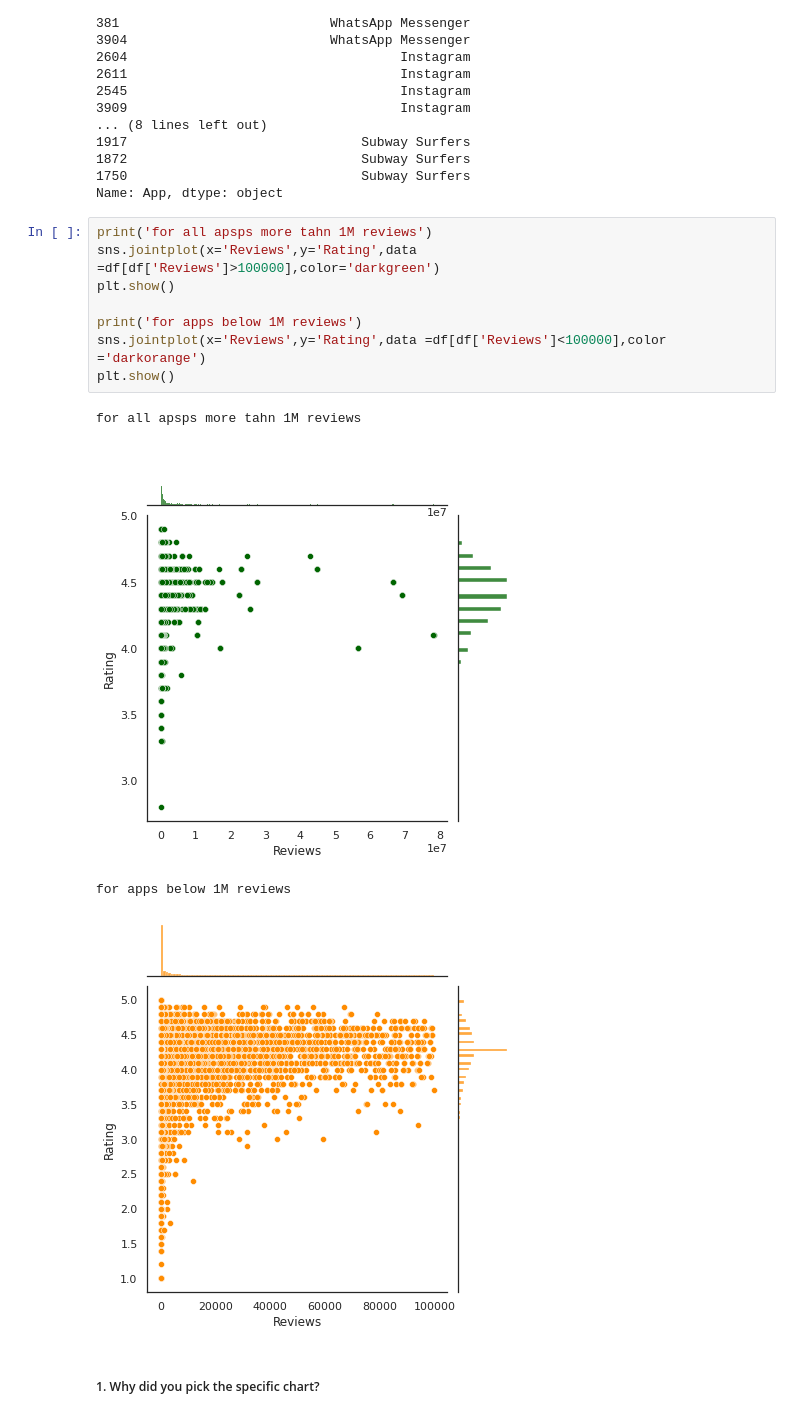
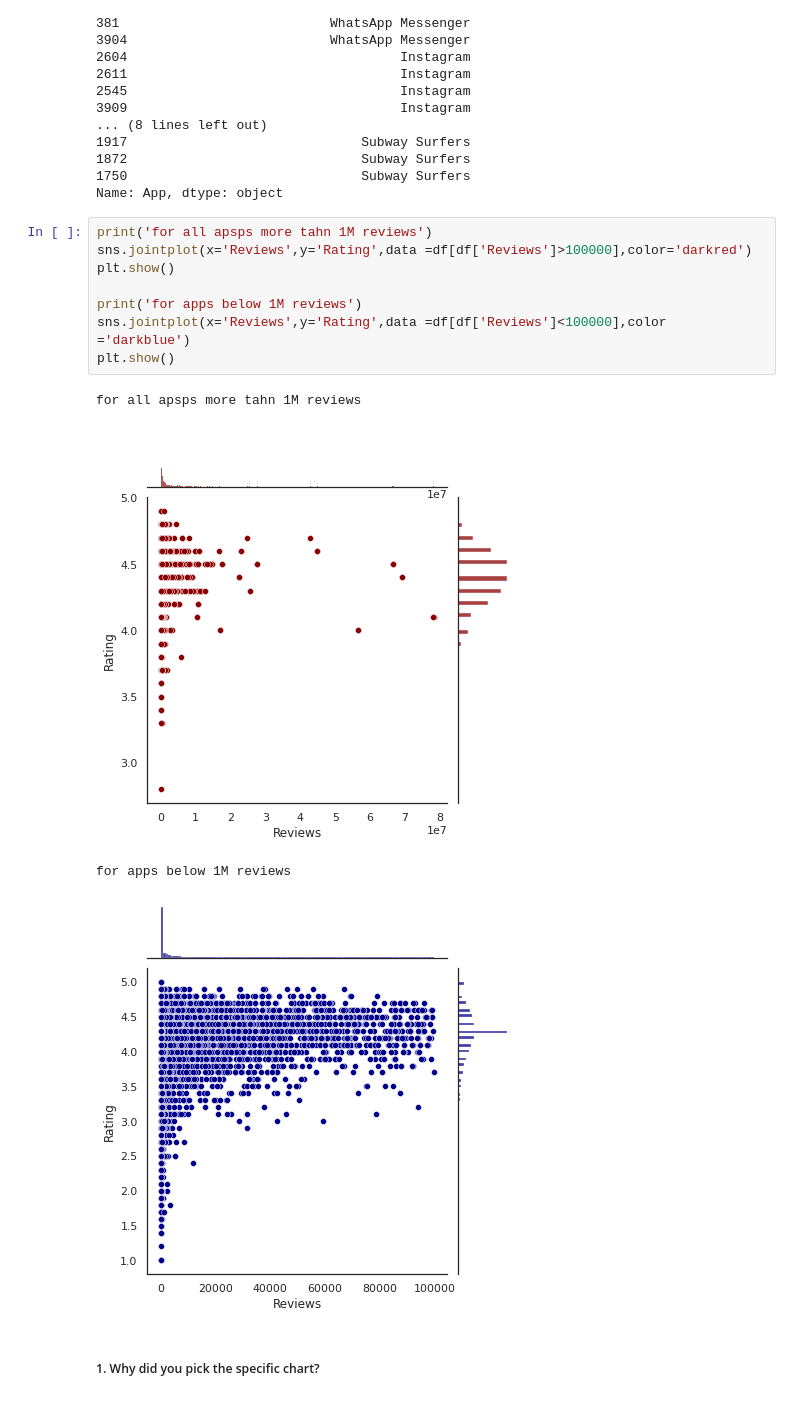
Before and after one commit to krutika73/EDA-ON-PLAY-STORE-APP-REVIEW-ANALYSIS, a Jupyter notebook: Krutika_Sample_EDA_Submission_Template.ipynb, the cells around one changed output. Cells and saved outputs as stored; diff of their text form.

```diff
--- a/Krutika_Sample_EDA_Submission_Template.ipynb
+++ b/Krutika_Sample_EDA_Submission_Template.ipynb
@@ -1242,17 +1242,17 @@ Top 20 apps with most reviews:
 Name: App, dtype: object
 # %%
 print('for all apsps more tahn 1M reviews')
-sns.jointplot(x='Reviews',y='Rating',data =df[df['Reviews']>100000],color='darkgreen')
+sns.jointplot(x='Reviews',y='Rating',data =df[df['Reviews']>100000],color='darkred')
 plt.show()
 
 print('for apps below 1M reviews')
-sns.jointplot(x='Reviews',y='Rating',data =df[df['Reviews']<100000],color ='darkorange')
+sns.jointplot(x='Reviews',y='Rating',data =df[df['Reviews']<100000],color ='darkblue')
 plt.show()
 # %% [output]
 for all apsps more tahn 1M reviews
-[figure, old version]
+[figure, new version]
 for apps below 1M reviews
-[figure, old version]
+[figure, new version]
 # %% [markdown]
 ##### 1. Why did you pick the specific chart?
 # %% [markdown]
```
Also changed, not shown: parts of 6 cells of this notebook.
